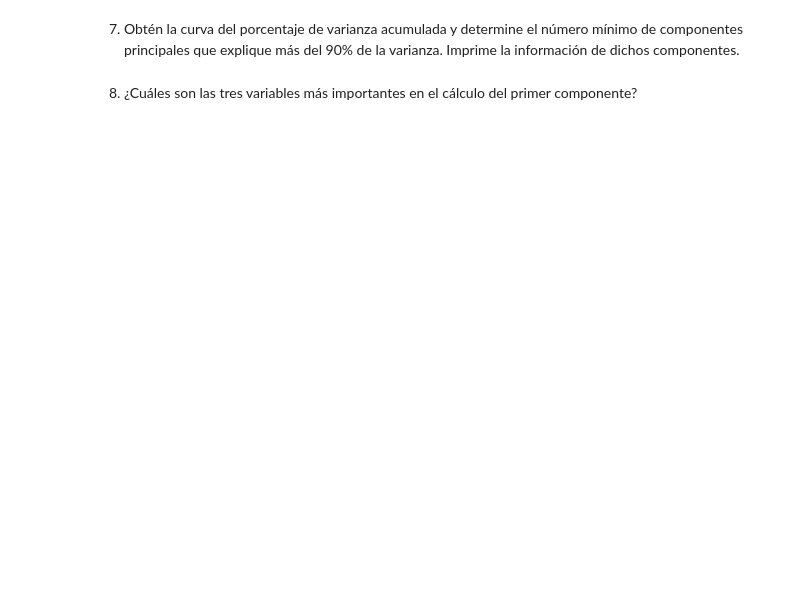
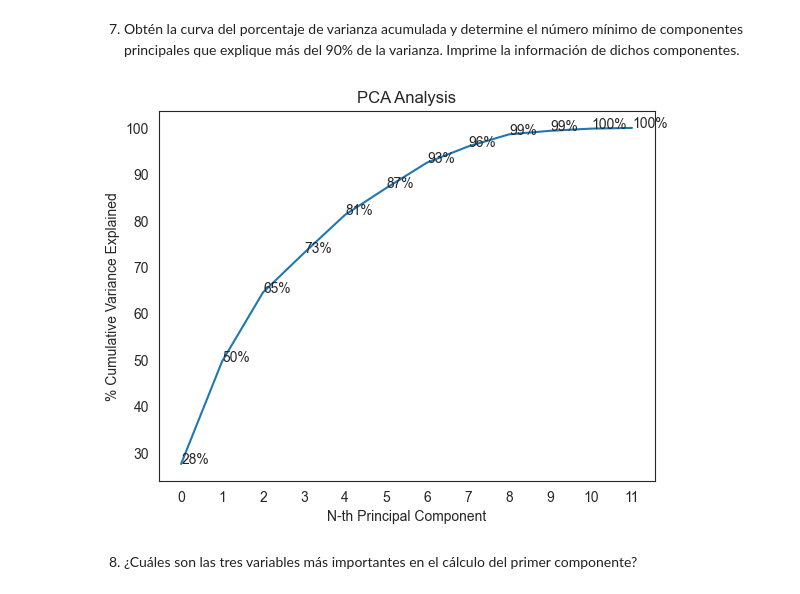
Before and after one commit to Hillelman/ciencia-de-datos-equipo, a Jupyter notebook: actividad-7/Actividad7PCA.ipynb, the cells around one changed output. Saved outputs shown, nothing was run; the diff lists cells and outputs as text; code cells hidden in the pictures; blank space fills up the shorter version.

```diff
--- a/actividad-7/Actividad7PCA.ipynb
+++ b/actividad-7/Actividad7PCA.ipynb
@@ -292,3 +330,11 @@ cereals_df
 # **Parte 2**. Ingeniería de características
 # %% [markdown]
 6. Considerando que `rating` es la variable de salida, almacénala en una variable `y` y separa los predictores **numéricos** en `X`. Escala los valores de `X` y aplica `PCA` para proyectar los datos en el nuevo espacio de vectores.
+# %%
+# Separando variables de entrada (x)
+object_vars = cereals_df.select_dtypes(exclude='number')
+x = cereals_df.iloc[:,0:-1]
+x.drop(object_vars.columns, axis=1, inplace=True)
+
+# Comprobando predictores numéricos en x
+x.head(3)
@@ -294,0 +349,12 @@ cereals_df
+# %%
+# Total de componentes
+total_components = x.shape[1]
+
+escalar = StandardScaler()
+x_scaled = escalar.fit_transform(x)
+# %%
+# Aplicando prueba PCA con X escalado
+pca = PCA()
+x_projected = pca.fit_transform(x_scaled)
+x_projected = pd.DataFrame(x_projected)
+x_projected.head(1) # Comprobando estructura
@@ -294,0 +368,3 @@ cereals_df
+# %%
+for i in range(0, total_components):
+  print("El porcentaje de varianza explicada por el componente principal", i+1, "es", format(pca.explained_variance_ratio_[i]*100,'.0f'),'%')
@@ -295,4 +386,16 @@ cereals_df
 # %% [markdown]
 7. Obtén la curva del porcentaje de varianza acumulada y determine el número mínimo de componentes principales que explique más del 90% de la varianza. Imprime la información de dichos componentes.
+# %%
+plt.plot(np.cumsum(pca.explained_variance_ratio_)*100)
+plt.title('PCA Analysis')
+plt.xlabel('N-th Principal Component')
+plt.ylabel('% Cumulative Variance Explained')
+plt.xticks(np.arange(0,total_components,1))
+
+labels = np.cumsum(pca.explained_variance_ratio_)*100
+for i in range(total_components):
+  plt.text(i,labels[i],str(format(labels[i],'.0f'))+'%')
+# %% [output]
+[figure, added]
 # %% [markdown]
 8. ¿Cuáles son las tres variables más importantes en el cálculo del primer componente?
```
Also changed, not shown: parts of 18 cells of this notebook, 1 other file.
